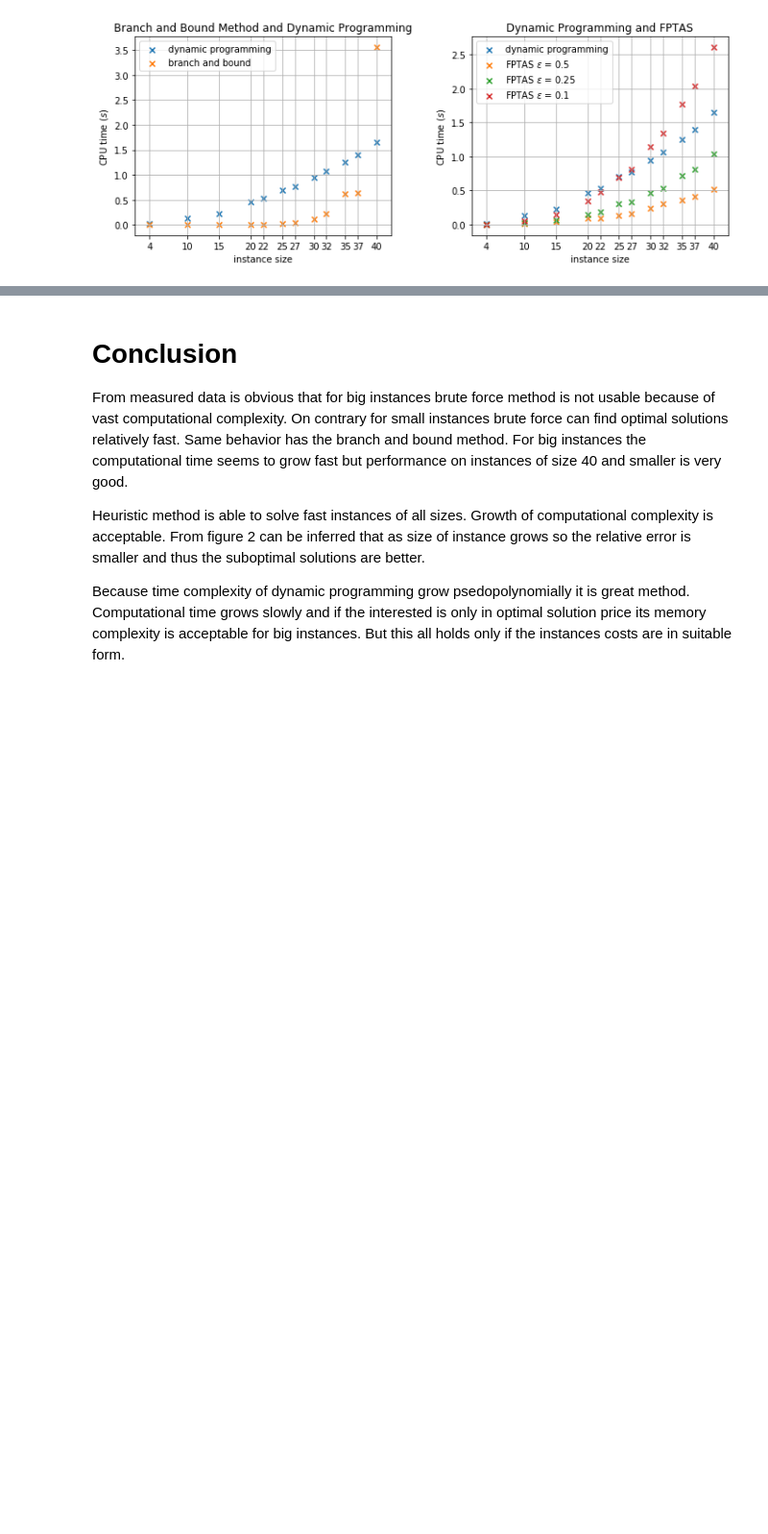
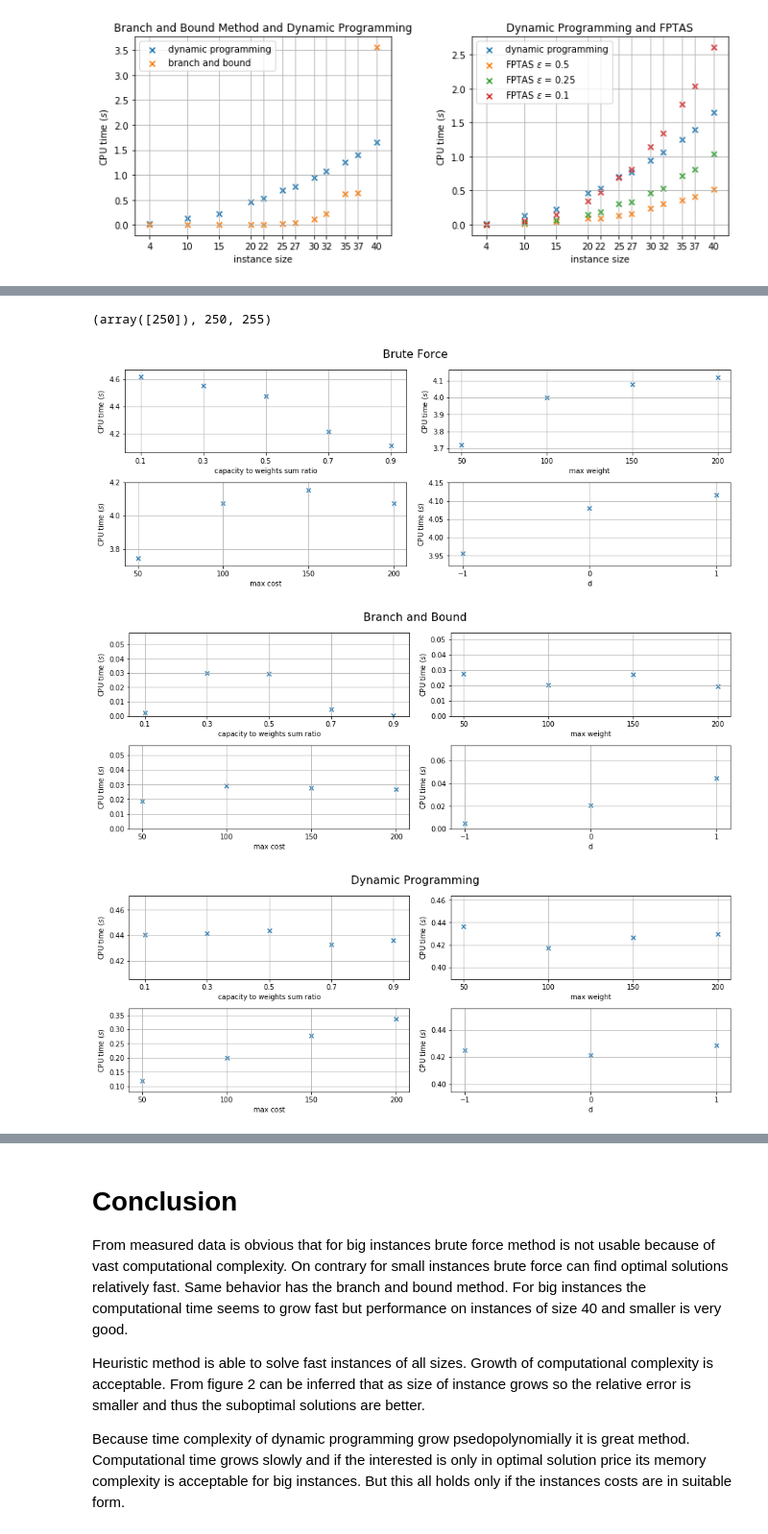
Before and after one commit to podondra/knapsack-problem, a Jupyter notebook: Analysis of Methods for Solving the Knapsack Problem.ipynb, the cells around one changed output, grey strips where cells are left out. Shown: that part at 96% size. Drawn from its saved outputs; the diff is of its cells as text; code cells hidden in the pictures; blank space fills up the shorter version.

Commit message:
Add experimental evalutation of computational time

```diff
--- a/Analysis of Methods for Solving the Knapsack Problem.ipynb
+++ b/Analysis of Methods for Solving the Knapsack Problem.ipynb
@@ -318,0 +334,5 @@ pyplot.savefig('img/bandb_dynamic_fptas.pdf')
+# %%
+df_20 = df.loc[df['n'] == 20]
+df_20['m'].unique(), df_20['weights'].apply(max).max(), df_20['values'].apply(max).max()
+# %% [output]
+(array([250]), 250, 255)
@@ -318,0 +426,31 @@ pyplot.savefig('img/bandb_dynamic_fptas.pdf')
+# %%
+m_ws_ratio_means = m_ws_ratio_df.groupby(by='m_ws_ratio').mean()
+max_weight_means = max_weight_df.groupby(by='max_weight').mean()
+max_cost_means = max_cost_df.groupby(by='max_cost').mean()
+d_means = d_df.groupby(by='d').mean()
+# %%
+for title, index in [('Brute Force', 'brute_force_time'),
+                     ('Branch and Bound', 'branch_and_bound_time'),
+                     ('Dynamic Programming', 'dynamic_programming_time')]:
+    fig, axs = pyplot.subplots(nrows=2, ncols=2, figsize=(13, 5))
+    fig.suptitle(title, fontsize=16)
+    for ax, means, xs, name in zip(axs.flat,
+            [m_ws_ratio_means, max_weight_means, max_cost_means, d_means],
+            [m_ws_ratios, max_weights, max_costs, ds],
+            ['capacity to weights sum ratio', 'max weight', 'max cost', 'd']):
+        ax.scatter(xs, means[index], marker='x')
+        ax.set_ylabel('CPU time ($s$)')
+        ax.set_xticks(xs)
+        ax.set_xlabel(name)
+        ax.grid()
+        if index == 'branch_and_bound_time':
+            ax.set_ylim(bottom=0)
+
+    pyplot.tight_layout()
+    pyplot.subplots_adjust(top=0.9)
+    pyplot.savefig('img/' + index + '_exp.pdf')
+    pyplot.show()
+# %% [output]
+[figure, added]
+[figure, added]
+[figure, added]
```
Also changed, not shown: parts of 6 cells of this notebook, 12 other files.
